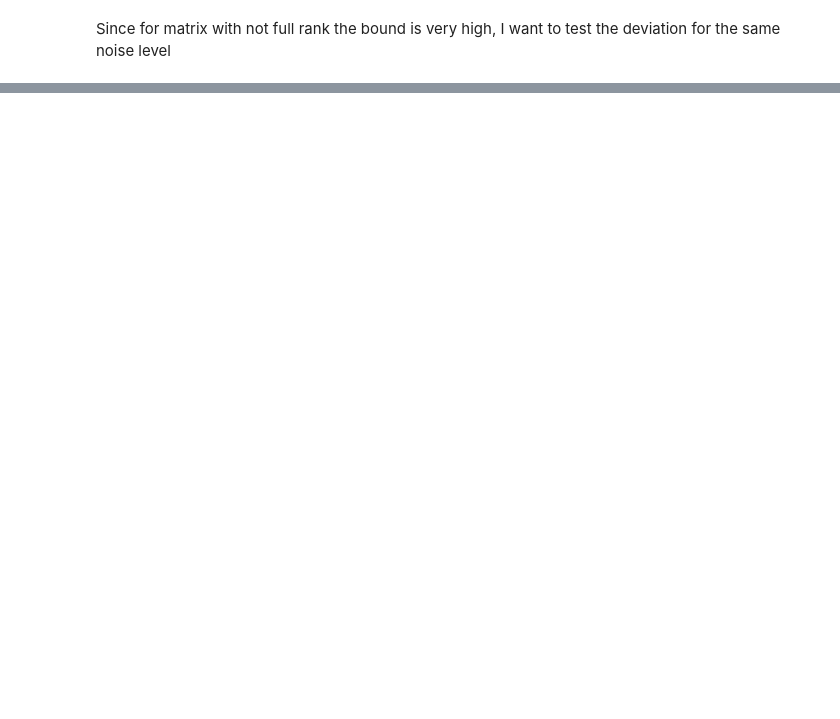
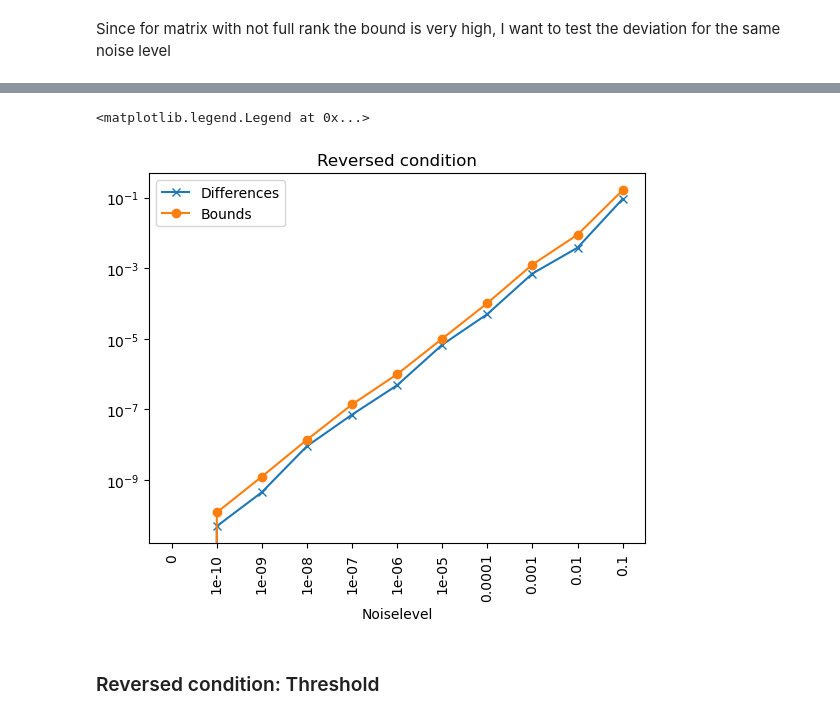
Before and after one commit to HillaryHauger/robust-identifiability-symbolic-recovery, a Jupyter notebook: Noise Analysis/Condition Robustness Supremum.ipynb, the cells around one changed output, grey strips where cells are left out. Cells and saved outputs as stored; diff of their text form; code cells hidden in the pictures; blank space fills up the shorter version.

```diff
--- a/Noise Analysis/Condition Robustness Supremum.ipynb
+++ b/Noise Analysis/Condition Robustness Supremum.ipynb
@@ -826,5 +105,0 @@ Check $| \frac{\tilde{\sigma}_1}{\tilde{\sigma}_n} - \frac{\sigma_1}{\sigma_n} |
-# %%
-sv = svd(g_noise, compute_uv=False)
-ratio = sv[0]/sv[-1]
-print(f"|cond-cond_noise|: {np.abs(ratio-sv_max/sv_min):3.3e}")
-print(f"Bound: {total_error_conditon(E,sv_max,sv_min):3.3e}")
@@ -1131,0 +158,16 @@ No handles with labels found to put in legend.
+# %%
+rows,cols = 10,3 #let rows be more than columns
+min_value,max_value = -5,1
+matrix = np.random.uniform(min_value, max_value, size=(rows, cols))
+# Set col 2 equal to col 1
+alpha = np.random.rand()
+print(alpha)
+matrix[:,0] = alpha*matrix[:,2]
+print(matrix)
+sv = svd(matrix, compute_uv=False)
+sv_max = sv[0]
+sv_min = sv[-1]
+print(f"matrix shape: {matrix.shape}, rank: {matrix_rank(matrix)}" )
+print(f"Singular values : {sv}" )
+print(f"Condtion big/smallest singular value: {sv[-1]/sv[0]}")
+print(f"Bound: {error_bound_condition(sv_max,sv_min,0)}")
@@ -1131,0 +190,15 @@ No handles with labels found to put in legend.
+# %%
+noise_levels = [0]+[10**(-10+i) for i in range(0,10)]
+print("Noise level \t matrix rank \t sv \t \t \t \t \t  ratio \t bound  \t diff")
+differences =[]
+bounds =[]
+for target_noise in noise_levels:
+    var = target_noise * np.sqrt(np.mean(np.square(matrix)))
+    noise = np.random.normal(0, var, size=matrix.shape)
+    matrix_noise = matrix+noise
+    sv = svd(matrix_noise, compute_uv=False)
+    ratio = sv[-1]/sv[0]
+    bound=error_bound_rev_condition(sv_max,sv_min,np.linalg.norm(noise))
+    differences.append(np.abs(ratio-sv_min/sv_max))
+    bounds.append(bound)
+    print(f" {target_noise}\t \t {matrix_rank(matrix_noise)} \t \t {sv} \t {ratio:3.3e}  \t {bound:3.3e}\t {np.abs(ratio-sv_min/sv_max):3.3e}")
@@ -1131,0 +218,13 @@ No handles with labels found to put in legend.
+# %%
+plt.title("Reversed condition")
+plt.plot(differences,marker='x',label="Differences")
+plt.plot(bounds,marker='o',label="Bounds")
+plt.xticks(np.arange(len(noise_levels)),noise_levels,rotation=90)
+plt.yscale('log')
+plt.xlabel('Noiselevel')
+plt.legend()
+# %% [output]
+<matplotlib.legend.Legend at 0x...>
+[figure, added]
+# %% [markdown]
+### Reversed condition: Threshold
```
Also changed, not shown: parts of 95 cells of this notebook, 2 other files.
